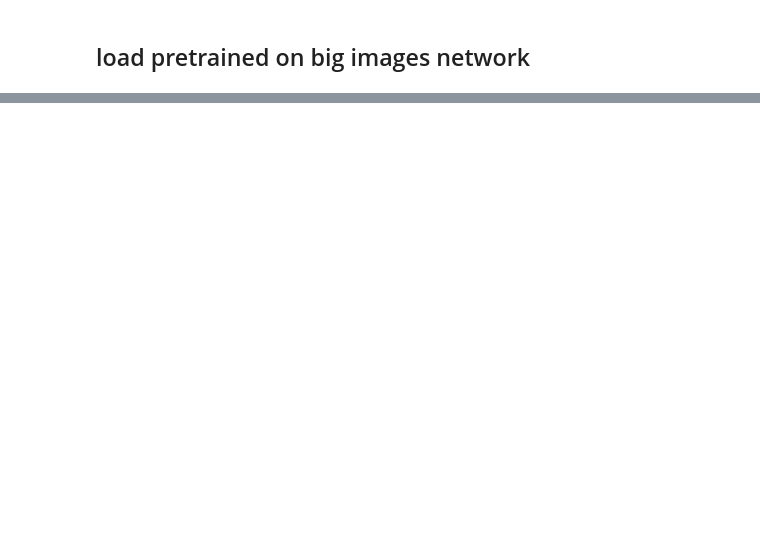
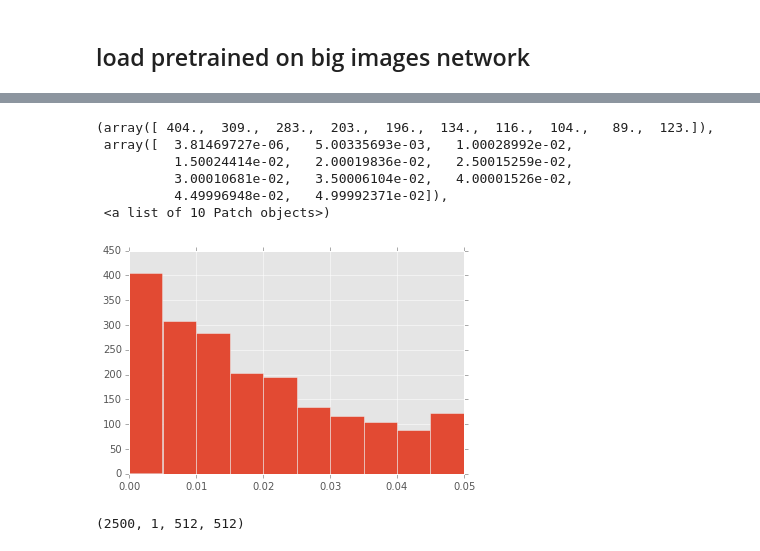
Before and after one commit to Aelphy/muon_trigger, a Jupyter notebook: evals/Complexity estimation.ipynb, the cells around one changed output, grey strips where cells are left out. Saved outputs shown, nothing was run; the diff lists cells and outputs as text; code cells hidden in the pictures; blank space fills up the shorter version.

```diff
--- a/evals/Complexity estimation.ipynb
+++ b/evals/Complexity estimation.ipynb
@@ -375,3 +351,17 @@ xs, fake_rates = draw_fake_rate_by_num_noise([recall_by_num_noise99,
 # %%
 with open('../weights/fake_rates_by_num_noise.pkl', 'wb') as f:
     pickle.dump([xs, fake_rates], f)
+# %%
+plt.hist(np.array(recall_by_num_noise99.keys()) / 512.0**2, bins=10)
+# %% [output]
+(array([ 404.,  309.,  283.,  203.,  196.,  134.,  116.,  104.,   89.,  123.]),
+ array([  3.81469727e-06,   5.00335693e-03,   1.00028992e-02,
+          1.50024414e-02,   2.00019836e-02,   2.50015259e-02,
+          3.00010681e-02,   3.50006104e-02,   4.00001526e-02,
+          4.49996948e-02,   4.99992371e-02]),
+ <a list of 10 Patch objects>)
+[figure, added]
+# %%
+dataset.shape
+# %% [output]
+(2500, 1, 512, 512)
```
Also changed, not shown: parts of 27 cells of this notebook, 12 other files.
